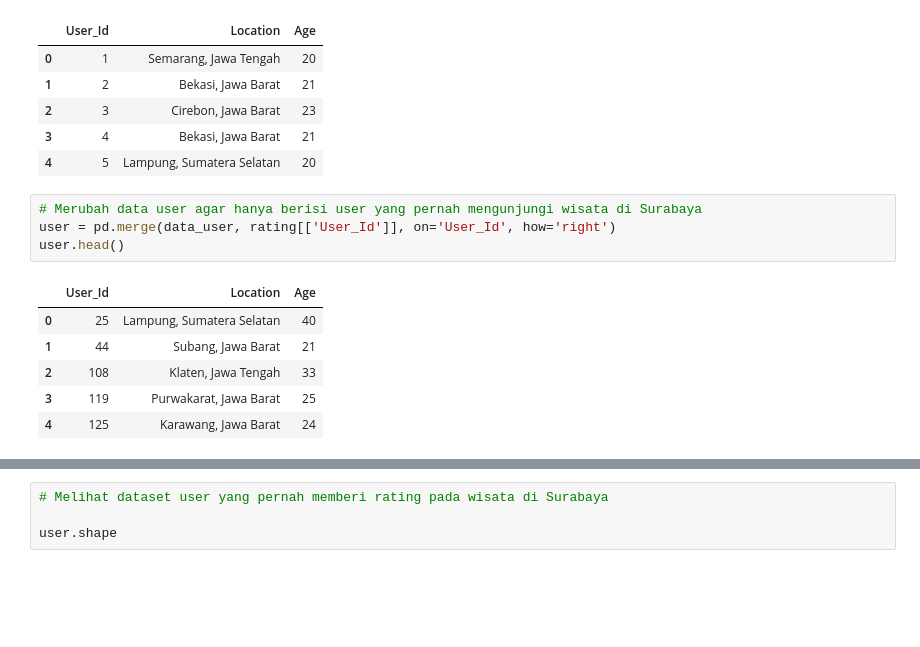
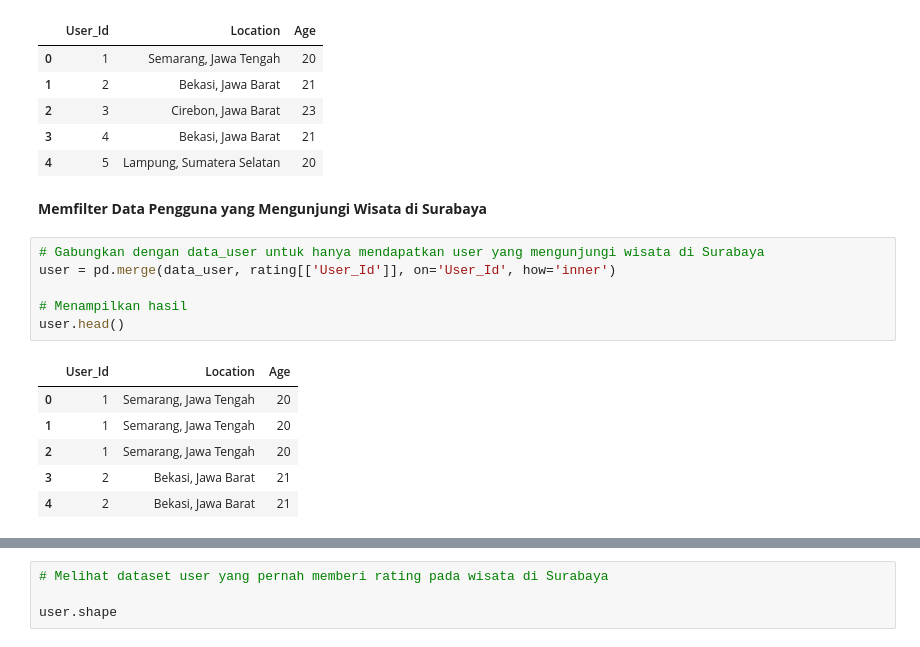
Before and after one commit to labibaadinda/surabaya-tourism-destination-recommendation-system, a Jupyter notebook: recommendation_model.ipynb, the cells around one changed output, grey strips where cells are left out. Cells and saved outputs as stored; diff of their text form; blank space fills up the shorter version.

```diff
--- a/recommendation_model.ipynb
+++ b/recommendation_model.ipynb
@@ -352,14 +458,18 @@ data_user.head()
 | 2 | 3 | Cirebon, Jawa Barat | 23 |
 | 3 | 4 | Bekasi, Jawa Barat | 21 |
 | 4 | 5 | Lampung, Sumatera Selatan | 20 |
+# %% [markdown]
+**Memfilter Data Pengguna yang Mengunjungi Wisata di Surabaya**
 # %%
-# Merubah data user agar hanya berisi user yang pernah mengunjungi wisata di Surabaya
-user = pd.merge(data_user, rating[['User_Id']], on='User_Id', how='right')
+# Gabungkan dengan data_user untuk hanya mendapatkan user yang mengunjungi wisata di Surabaya
+user = pd.merge(data_user, rating[['User_Id']], on='User_Id', how='inner')
+
+# Menampilkan hasil
 user.head()
 # %% [output]
 |  | User_Id | Location | Age |
-| 0 | 25 | Lampung, Sumatera Selatan | 40 |
-| 1 | 44 | Subang, Jawa Barat | 21 |
-| 2 | 108 | Klaten, Jawa Tengah | 33 |
-| 3 | 119 | Purwakarat, Jawa Barat | 25 |
-| 4 | 125 | Karawang, Jawa Barat | 24 |
+| 0 | 1 | Semarang, Jawa Tengah | 20 |
+| 1 | 1 | Semarang, Jawa Tengah | 20 |
+| 2 | 1 | Semarang, Jawa Tengah | 20 |
+| 3 | 2 | Bekasi, Jawa Barat | 21 |
+| 4 | 2 | Bekasi, Jawa Barat | 21 |
```
Also changed, not shown: parts of 112 cells of this notebook, 2 other files.
